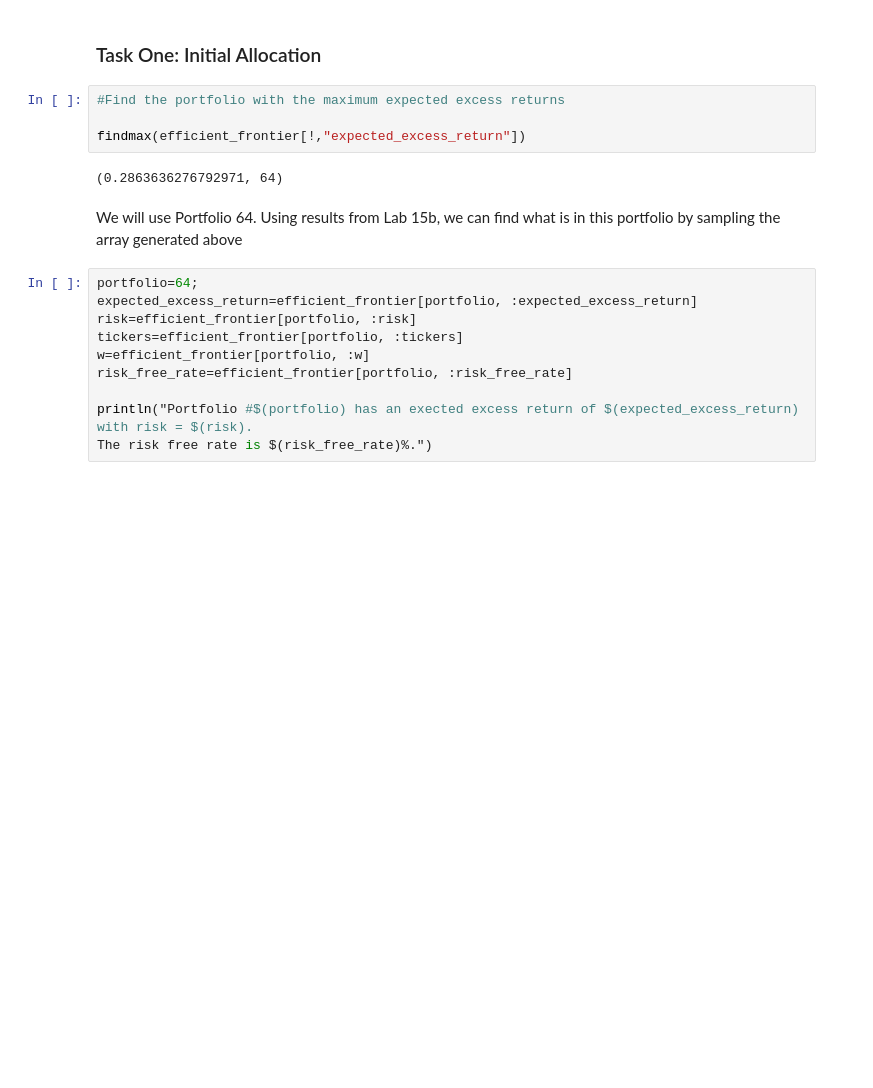
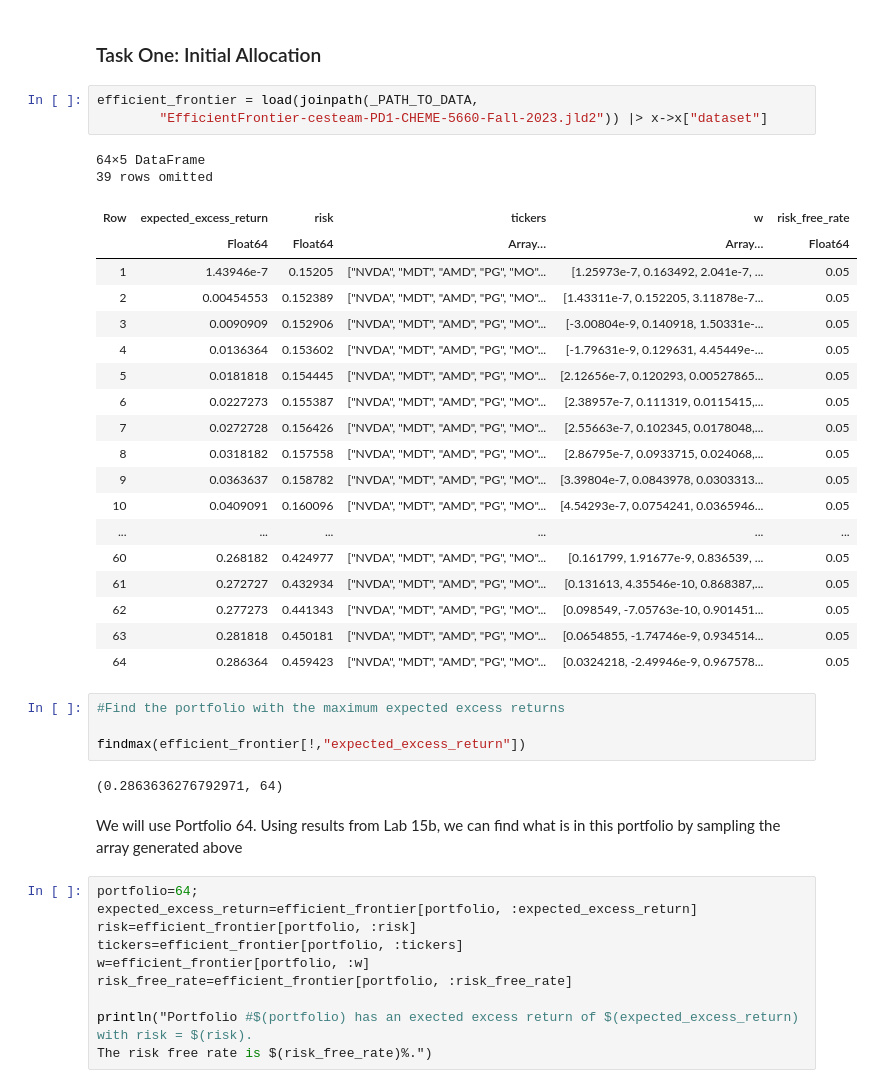
Before and after one commit to ek665/CHEME-5660-Project-F23, a Jupyter notebook: Template.ipynb, the cells around one changed output. Saved outputs shown, nothing was run; the diff lists cells and outputs as text; blank space fills up the shorter version.

```diff
--- a/Template.ipynb
+++ b/Template.ipynb
@@ -188,5 +188,29 @@ end
 # %% [markdown]
 ### Task One: Initial Allocation
+# %%
+efficient_frontier = load(joinpath(_PATH_TO_DATA,
+        "EfficientFrontier-cesteam-PD1-CHEME-5660-Fall-2023.jld2")) |> x->x["dataset"]
+# %% [output]
+64×5 DataFrame
+39 rows omitted
+| Row | expected_excess_return | risk | tickers | w | risk_free_rate |
+|  | Float64 | Float64 | Array… | Array… | Float64 |
+| 1 | 1.43946e-7 | 0.15205 | ["NVDA", "MDT", "AMD", "PG", "MO"... | [1.25973e-7, 0.163492, 2.041e-7, ... | 0.05 |
+| 2 | 0.00454553 | 0.152389 | ["NVDA", "MDT", "AMD", "PG", "MO"... | [1.43311e-7, 0.152205, 3.11878e-7... | 0.05 |
+| 3 | 0.0090909 | 0.152906 | ["NVDA", "MDT", "AMD", "PG", "MO"... | [-3.00804e-9, 0.140918, 1.50331e-... | 0.05 |
+| 4 | 0.0136364 | 0.153602 | ["NVDA", "MDT", "AMD", "PG", "MO"... | [-1.79631e-9, 0.129631, 4.45449e-... | 0.05 |
+| 5 | 0.0181818 | 0.154445 | ["NVDA", "MDT", "AMD", "PG", "MO"... | [2.12656e-7, 0.120293, 0.00527865... | 0.05 |
+| 6 | 0.0227273 | 0.155387 | ["NVDA", "MDT", "AMD", "PG", "MO"... | [2.38957e-7, 0.111319, 0.0115415,... | 0.05 |
+| 7 | 0.0272728 | 0.156426 | ["NVDA", "MDT", "AMD", "PG", "MO"... | [2.55663e-7, 0.102345, 0.0178048,... | 0.05 |
+| 8 | 0.0318182 | 0.157558 | ["NVDA", "MDT", "AMD", "PG", "MO"... | [2.86795e-7, 0.0933715, 0.024068,... | 0.05 |
+| 9 | 0.0363637 | 0.158782 | ["NVDA", "MDT", "AMD", "PG", "MO"... | [3.39804e-7, 0.0843978, 0.0303313... | 0.05 |
+| 10 | 0.0409091 | 0.160096 | ["NVDA", "MDT", "AMD", "PG", "MO"... | [4.54293e-7, 0.0754241, 0.0365946... | 0.05 |
+| ... | ... | ... | ... | ... | ... |
+| 60 | 0.268182 | 0.424977 | ["NVDA", "MDT", "AMD", "PG", "MO"... | [0.161799, 1.91677e-9, 0.836539, ... | 0.05 |
+| 61 | 0.272727 | 0.432934 | ["NVDA", "MDT", "AMD", "PG", "MO"... | [0.131613, 4.35546e-10, 0.868387,... | 0.05 |
+| 62 | 0.277273 | 0.441343 | ["NVDA", "MDT", "AMD", "PG", "MO"... | [0.098549, -7.05763e-10, 0.901451... | 0.05 |
+| 63 | 0.281818 | 0.450181 | ["NVDA", "MDT", "AMD", "PG", "MO"... | [0.0654855, -1.74746e-9, 0.934514... | 0.05 |
+| 64 | 0.286364 | 0.459423 | ["NVDA", "MDT", "AMD", "PG", "MO"... | [0.0324218, -2.49946e-9, 0.967578... | 0.05 |
 # %%
 #Find the portfolio with the maximum expected excess returns
 
```
Also changed, not shown: parts of 7 cells of this notebook.
